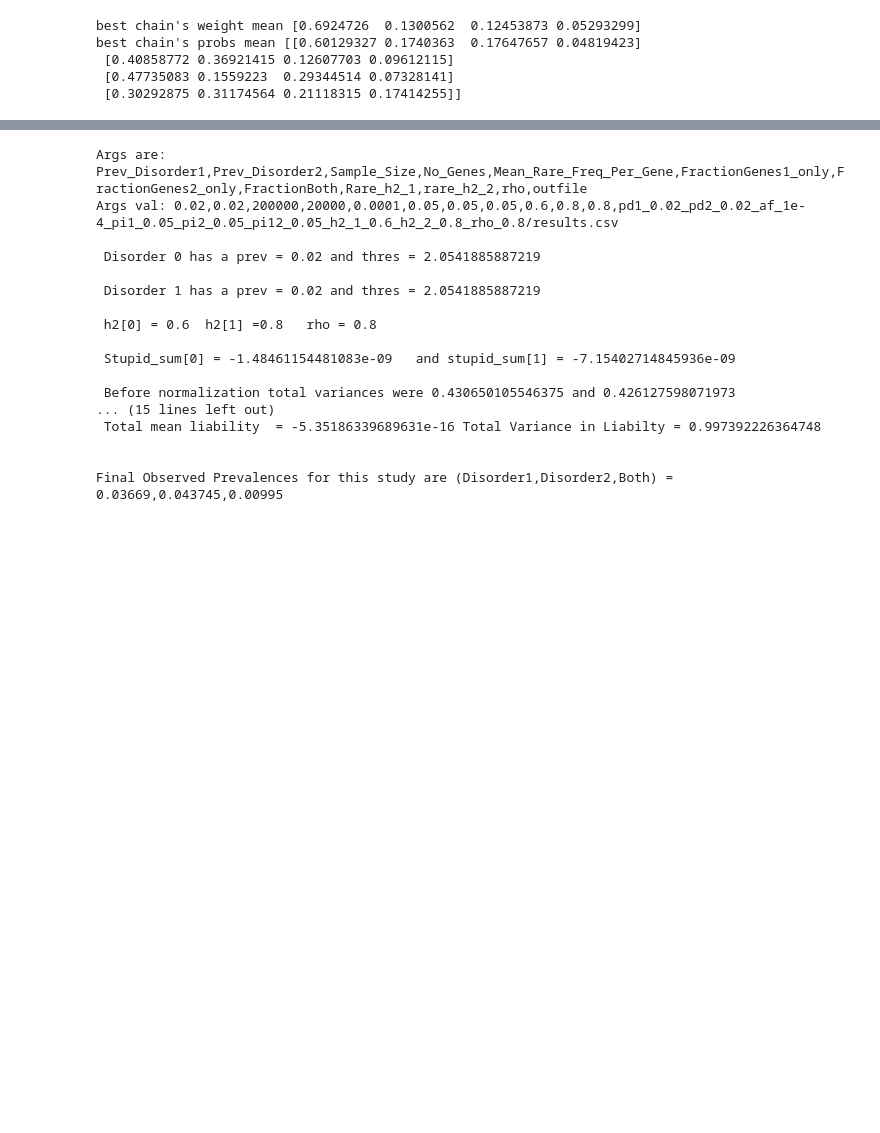
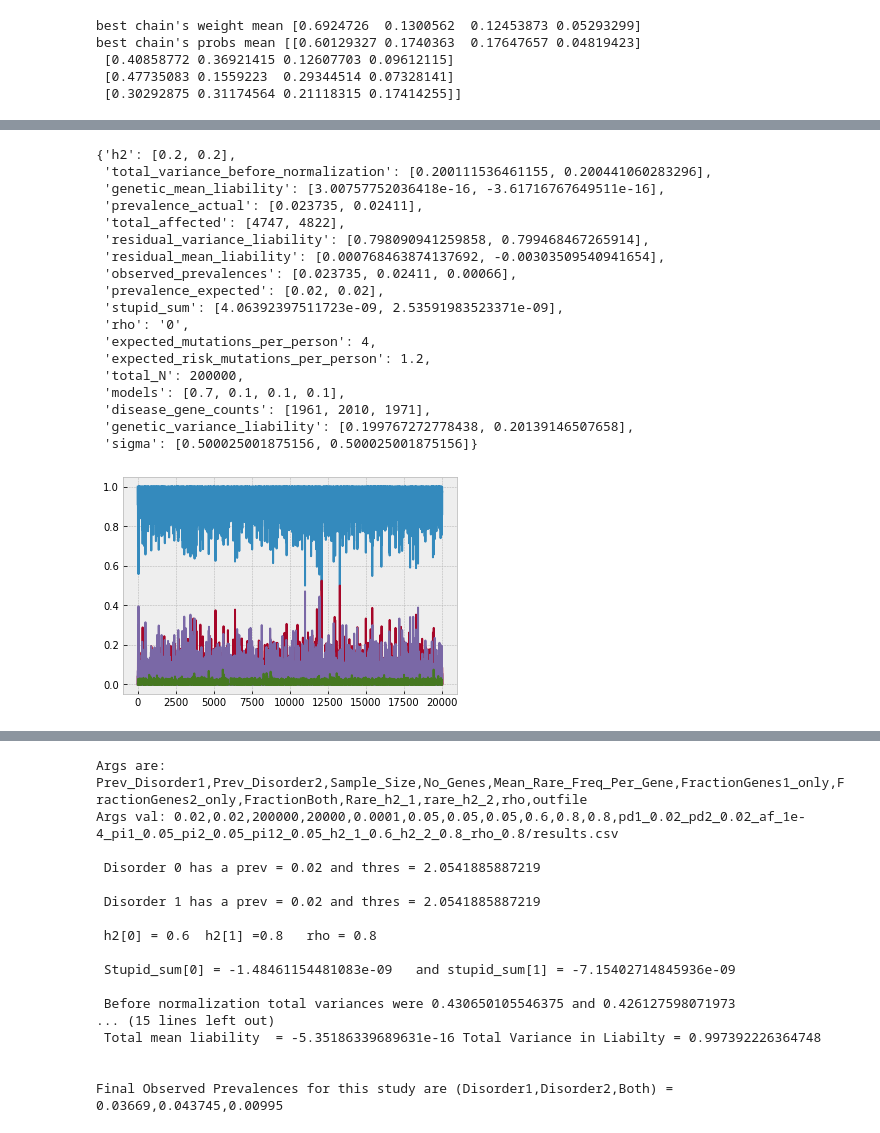
Before and after one commit to akotlar/multivariate-tada, a Jupyter notebook: project/sim6.ipynb, the cells around one changed output, grey strips where cells are left out. Saved outputs shown, nothing was run; the diff lists cells and outputs as text; code cells hidden in the pictures; blank space fills up the shorter version.

```diff
--- a/project/sim6.ipynb
+++ b/project/sim6.ipynb
@@ -796,0 +1281,37 @@ plt.plot(best_chain.get_extra_fields()['potential_energy'])
+# %%
+import pandas as pd
+import numpy as np
+
+df_exp_ns_h2_p2_rho0= pd.read_csv('sim/test_new_steez_prevalence_.02_h2_.2_pi.1_rho0')
+display(df_exp_ns_h2_p2_rho0)
+df_exp_ns_h2_p2_rho0_data = df_exp_ns_h2_p2_rho0.to_numpy()
+display('df_exp_ns_h2_p2_rho0_data', df_exp_ns_h2_p2_rho0_data)
+
+cheats_exp_ns_h2_p2_rho0= pd.read_csv('sim/test_new_steez_prevalence_.02_h2_.2_pi.1_rho0.cheat.txt', sep='\t')
+df_exp_ns_h2_p2_rho0_genetic_architectures = cheats_exp_ns_h2_p2_rho0['Model_No'].to_numpy()
+display(cheats_exp_ns_h2_p2_rho0)
+display('df_exp_ns_h2_p2_rho0_genetic_architectures', df_exp_ns_h2_p2_rho0_genetic_architectures)
+
+
+# Our best performing model; fits like a champ even challening simulations
+random_key, _random_key = random.split(random_key)
+
+res_exp_ns_h2_p2_rho0 = run_until_enough(random_key=_random_key, target_number_of_chains=1, run_params={
+    "data": df_exp_ns_h2_p2_rho0_data,
+    "max_K": 4,
+})
+best_chain_exp_ns_h2_p2_rho0, statistics_exp_ns_h2_p2_rho0 = select_best_chain(res_exp_ns_h2_p2_rho0)
+display(statistics_exp_ns_h2_p2_rho0)
+
+#best_weights, best_probs, best_betas, best_dirichlet_concentrations = ordered_statistics([best_chain])
+best_weights_exp_ns_h2_p2_rho0, best_probs_exp_ns_h2_p2_rho0, best_betas_exp_ns_h2_p2_rho0, best_dirichlet_concentrations_exp_ns_h2_p2_rho0 = get_parameters(best_chain_exp_ns_h2_p2_rho0)
+
+# pds_exp_ns_h2_p2_rho0 = np.array([0.043475,0.04295,0.012475])
+#pd_with_both_exp_ns_h2_p2_rho0 = np.array([1 - pds_exp_ns_h2_p2_rho0.sum(), *pds_exp_ns_h2_p2_rho0])
+n_samples_exp_ns_h2_p2_rho0 = 200_000
+var1_exp_ns_h2_p2_rho0, var2_exp_ns_h2_p2_rho0, cov_exp_ns_h2_p2_rho0, rho_exp_ns_h2_p2_rho0, debug_architectures_exp_ns_h2_p2_rho0 = get_rho_bivariate(probs = best_probs_exp_ns_h2_p2_rho0, weights = best_weights_exp_ns_h2_p2_rho0,
+                                         observations = df_exp_ns_h2_p2_rho0_data,
+                                         true_architectures = df_exp_ns_h2_p2_rho0_genetic_architectures,
+                                         concentrations = best_dirichlet_concentrations_exp_ns_h2_p2_rho0,
+                                         # prevalences=pd_with_both_exp_ns_h2_p2_rho0,
+                                         n_samples = n_samples_exp_ns_h2_p2_rho0)
@@ -796,0 +1376,27 @@ plt.plot(best_chain.get_extra_fields()['potential_energy'])
+# %%
+plt.plot(df_exp_ns_h2_p2_rho0_data/df_exp_ns_h2_p2_rho0_data.sum(1).reshape(20_000,1))
+
+import json
+with open('sim/test_new_steez_prevalence_.02_h2_.2_pi.1_rho0.json') as f:
+    r = json.load(f)
+r
+# %% [output]
+{'h2': [0.2, 0.2],
+ 'total_variance_before_normalization': [0.200111536461155, 0.200441060283296],
+ 'genetic_mean_liability': [3.00757752036418e-16, -3.61716767649511e-16],
+ 'prevalence_actual': [0.023735, 0.02411],
+ 'total_affected': [4747, 4822],
+ 'residual_variance_liability': [0.798090941259858, 0.799468467265914],
+ 'residual_mean_liability': [0.000768463874137692, -0.00303509540941654],
+ 'observed_prevalences': [0.023735, 0.02411, 0.00066],
+ 'prevalence_expected': [0.02, 0.02],
+ 'stupid_sum': [4.06392397511723e-09, 2.53591983523371e-09],
+ 'rho': '0',
+ 'expected_mutations_per_person': 4,
+ 'expected_risk_mutations_per_person': 1.2,
+ 'total_N': 200000,
+ 'models': [0.7, 0.1, 0.1, 0.1],
+ 'disease_gene_counts': [1961, 2010, 1971],
+ 'genetic_variance_liability': [0.199767272778438, 0.20139146507658],
+ 'sigma': [0.500025001875156, 0.500025001875156]}
+[figure, added]
```
Also changed, not shown: parts of 64 cells of this notebook, 3 other files.
